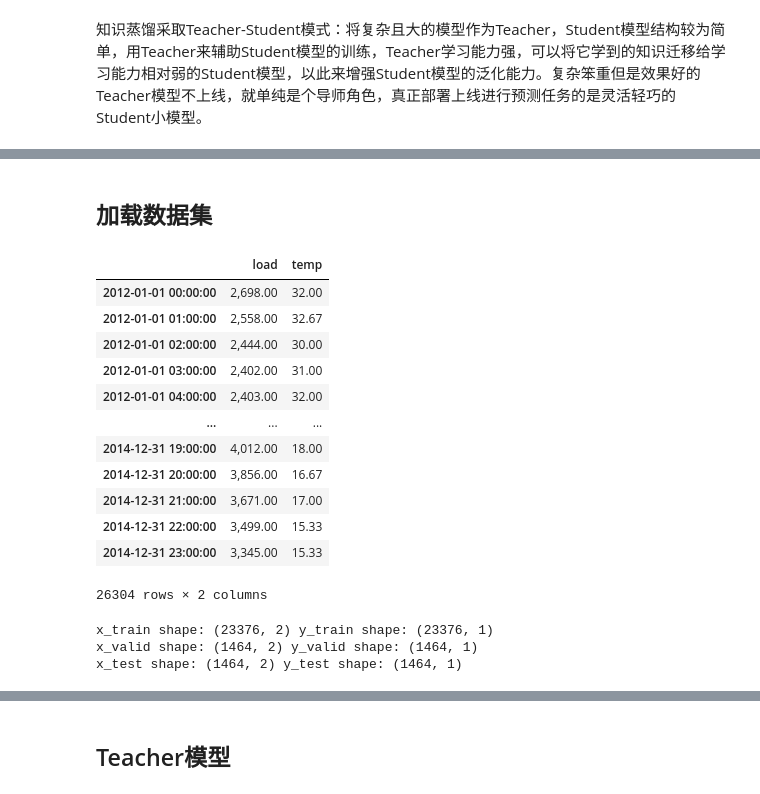
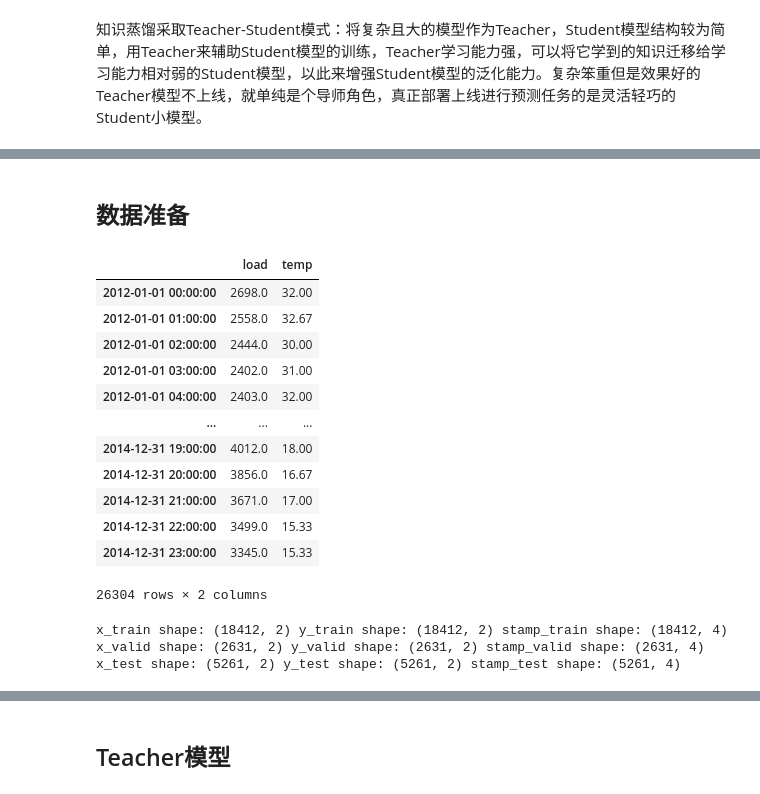
Before and after one commit to caoyuyu2021/src, a Jupyter notebook: 01.python/05.application/02.time_series/src/14.时间序列.ipynb, the cells around one changed output, grey strips where cells are left out. Cells and saved outputs as stored; diff of their text form; code cells hidden in the pictures.

```diff
--- a/01.python/05.application/02.time_series/src/14.时间序列.ipynb
+++ b/01.python/05.application/02.time_series/src/14.时间序列.ipynb
@@ -727,2 +1842,2 @@ static_part_timeseries(**params5)
 # %% [markdown]
-## 加载数据集
+## 数据准备
@@ -757,18 +1844,18 @@ def get_dataset(data_path=None, data=None, time_col=None):
 # %%
-data_path = "../test/datasets/energy.csv"
-ts_data = get_dataset(data_path=data_path, data=None, time_col='time')
+data_path = "../data/energy.csv"
+ts_data = loader(data_path=data_path, data=None, time_col='time')
 ts_data
 # %% [output]
 |  | load | temp |
-| 2012-01-01 00:00:00 | 2,698.00 | 32.00 |
-| 2012-01-01 01:00:00 | 2,558.00 | 32.67 |
-| 2012-01-01 02:00:00 | 2,444.00 | 30.00 |
-| 2012-01-01 03:00:00 | 2,402.00 | 31.00 |
-| 2012-01-01 04:00:00 | 2,403.00 | 32.00 |
+| 2012-01-01 00:00:00 | 2698.0 | 32.00 |
+| 2012-01-01 01:00:00 | 2558.0 | 32.67 |
+| 2012-01-01 02:00:00 | 2444.0 | 30.00 |
+| 2012-01-01 03:00:00 | 2402.0 | 31.00 |
+| 2012-01-01 04:00:00 | 2403.0 | 32.00 |
 | ... | ... | ... |
-| 2014-12-31 19:00:00 | 4,012.00 | 18.00 |
-| 2014-12-31 20:00:00 | 3,856.00 | 16.67 |
-| 2014-12-31 21:00:00 | 3,671.00 | 17.00 |
-| 2014-12-31 22:00:00 | 3,499.00 | 15.33 |
-| 2014-12-31 23:00:00 | 3,345.00 | 15.33 |
+| 2014-12-31 19:00:00 | 4012.0 | 18.00 |
+| 2014-12-31 20:00:00 | 3856.0 | 16.67 |
+| 2014-12-31 21:00:00 | 3671.0 | 17.00 |
+| 2014-12-31 22:00:00 | 3499.0 | 15.33 |
+| 2014-12-31 23:00:00 | 3345.0 | 15.33 |
 26304 rows × 2 columns
@@ -813,18 +1863,23 @@ def divide_dataset(df, test_date, valid_date, x_feature_list, y_feature_list):
 # 构造参数字典
 params1 = {
     "df": ts_data,
-    "valid_date": "2014-09-01 00:00:00",
-    "test_date": "2014-11-01 00:00:00",
-    "x_feature_list": ["load", "temp"],
-    "y_feature_list": ["load"],
+    "train_ratio": 0.7,
+    "valid_ratio": 0.1,
+    "x_feature_list": ['load', 'temp'],
+    "y_feature_list": ['load', 'temp'],
+    "freq": 'h',
+    "scaler_path": '../outputs/scalers/Teacher_Student'
 }
 
-#函数传参
-scaler, x_train, x_valid, x_test, y_train, y_valid, y_test = divide_dataset(**params1)
-print("x_train shape: {0} y_train shape: {1}".format(x_train.shape, y_train.shape))
-print("x_valid shape: {0} y_valid shape: {1}".format(x_valid.shape, y_valid.shape))
-print("x_test shape: {0} y_test shape: {1}".format(x_test.shape, y_test.shape))
+# 函数传参
+x_scaler, y_scaler, train_data, valid_data, test_data = divider(**params1)
+print("x_train shape: {0} y_train shape: {1} stamp_train shape: {2}".format(
+    train_data[0].shape, train_data[1].shape, train_data[2].shape))
+print("x_valid shape: {0} y_valid shape: {1} stamp_valid shape: {2}".format(
+    valid_data[0].shape, valid_data[1].shape, valid_data[2].shape))
+print("x_test shape: {0} y_test shape: {1} stamp_test shape: {2}".format(
+    test_data[0].shape, test_data[1].shape, test_data[2].shape))
 # %% [output]
-x_train shape: (23376, 2) y_train shape: (23376, 1)
-x_valid shape: (1464, 2) y_valid shape: (1464, 1)
-x_test shape: (1464, 2) y_test shape: (1464, 1)
+x_train shape: (18412, 2) y_train shape: (18412, 2) stamp_train shape: (18412, 4)
+x_valid shape: (2631, 2) y_valid shape: (2631, 2) stamp_valid shape: (2631, 4)
+x_test shape: (5261, 2) y_test shape: (5261, 2) stamp_test shape: (5261, 4)
```
Also changed, not shown: parts of 111 cells of this notebook, 5 other files.
